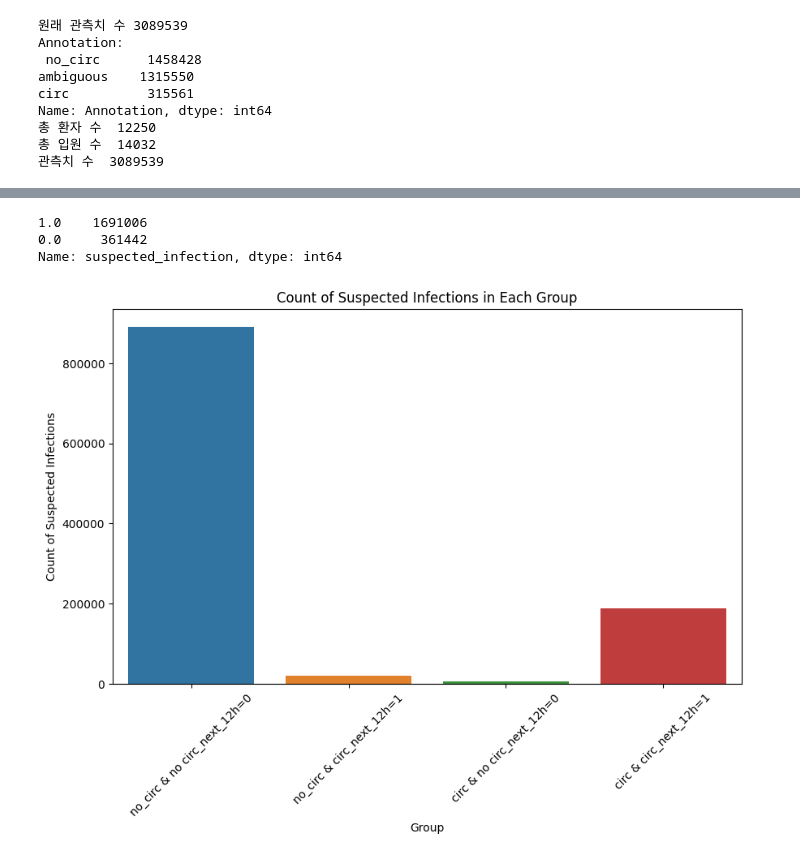
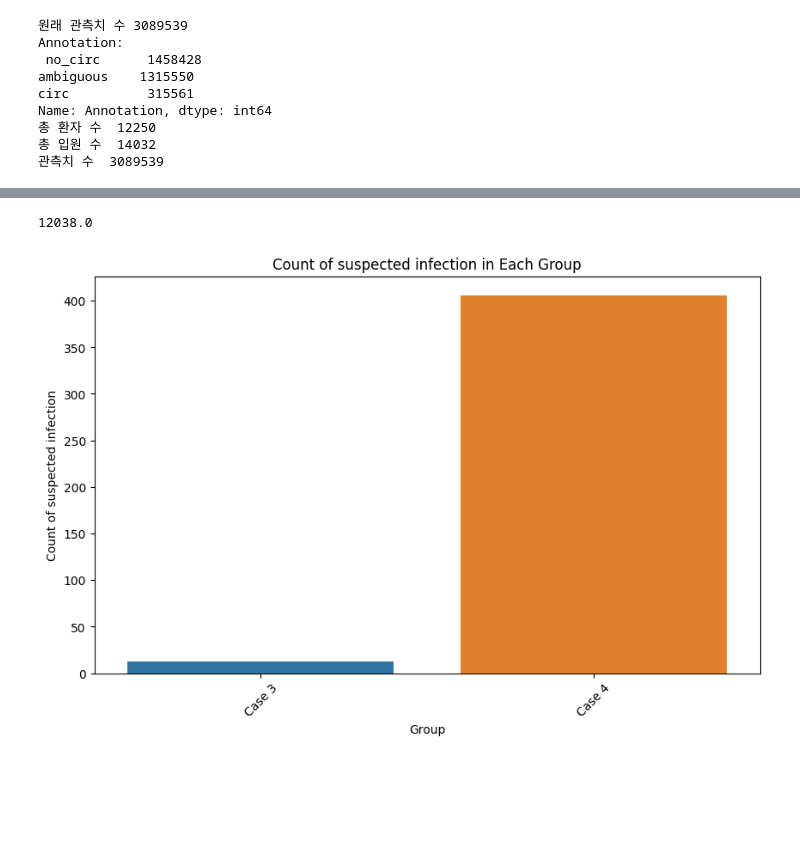
Before and after one commit to Jeong-Eul/CIRC_SCL, a Jupyter notebook: mainCircline.ipynb, the cells around one changed output, grey strips where cells are left out. Drawn from its saved outputs; the diff is of its cells as text; code cells hidden in the pictures; blank space fills up the shorter version.

```diff
--- a/mainCircline.ipynb
+++ b/mainCircline.ipynb
@@ -637,14 +662,5 @@ rr.circ_next_12h.value_counts()
 Name: circ_next_12h, dtype: int64
 # %%
-import pandas as pd
+# import pandas as pd
 
-rr = pd.read_csv('check_point_labeling(1116-24h).csv', compression = 'gzip', index_col = 0)
+# rr = pd.read_csv('check_point_labeling(1116-24h).csv', compression = 'gzip', index_col = 0)
-# %%
-drop_std = []
-for std in tqdm(rr.stay_id.unique()):
-    sample = rr[rr['stay_id']==std]
-    compare = sample[sample['circ_next_12h']==0]
-    if len(compare) == len(sample):
-        drop_std.append(std)
-print(len(drop_std))
-# new_rr = rr[~(rr.stay_id.isin(drop_std))]
@@ -794,6 +674,0 @@ result_1 = add_diagnosed_evnet(drop_spinal_df, suspected_infection_df, 'suspecte
-# %%
-result_1.suspected_infection.value_counts()
-# %% [output]
-1.0    1691006
-0.0     361442
-Name: suspected_infection, dtype: int64
@@ -800,35 +824,37 @@ Name: suspected_infection, dtype: int64
+# %%
+result_11['GCS_score'] = result_11['mortor_response'] + result_11['verbal_reponse'] + result_11['Eye_Opening']
+# %%
+sns3[['Acute_Myocardial_Infarction', 'End-Stage_Cardiomyopathy', 'Adv__Valvular_HD', 'Myocarditis','Arrhythmia']].sum().sum()
+# %% [output]
+12038.0
 # %%
 import seaborn as sns
 import matplotlib.pyplot as plt
 
 # 클래스 갯수 확인 12h
-sns1 = result_1[(result_1['Annotation']=='no_circ')&(result_1['circ_next_12h']==0)]
-sns2 = result_1[(result_1['Annotation']=='no_circ')&(result_1['circ_next_12h']==1)]
-sns3 = result_1[(result_1['Annotation']=='circ')&(result_1['circ_next_12h']==0)]
-sns4 = result_1[(result_1['Annotation']=='circ')&(result_1['circ_next_12h']==1)]
+sns1 = result_11[(result_11['Annotation']=='no_circ')&(result_11['circ_next_12h']==0)]
+sns2 = result_11[(result_11['Annotation']=='no_circ')&(result_11['circ_next_12h']==1)]
+sns3 = result_11[(result_11['Annotation']=='circ')&(result_11['circ_next_12h']==0)]
+sns4 = result_11[(result_11['Annotation']=='circ')&(result_11['circ_next_12h']==1)]
 
 # 이진 변수의 개수 계산
 binary_counts = [
-    sns1['suspected_infection'].sum(),
-    sns2['suspected_infection'].sum(),
-    sns3['suspected_infection'].sum(),
-    sns4['suspected_infection'].sum()
+    sns3['spinal_cord_injury'].sum(),
+    sns4['spinal_cord_injury'].sum()
 ]
 
 groups = [
-    "no_circ & no circ_next_12h=0",
-    "no_circ & circ_next_12h=1",
-    "circ & no circ_next_12h=0",
-    "circ & circ_next_12h=1"
+    "Case 3",
+    "Case 4"
 ]
 
 # 시각화
 plt.figure(figsize=(10, 6))  # 그래프의 크기 조절
 sns.barplot(x=groups, y=binary_counts)
-plt.title('Count of Suspected Infections in Each Group')
-plt.ylabel('Count of Suspected Infections')
+plt.title('Count of suspected infection in Each Group')
+plt.ylabel('Count of suspected infection')
 plt.xlabel('Group')
 plt.xticks(rotation=45)  # x축 레이블 회전
 plt.show()
 # %% [output]
-[figure, old version]
+[figure, new version]
```
Also changed, not shown: parts of 48 cells of this notebook.
